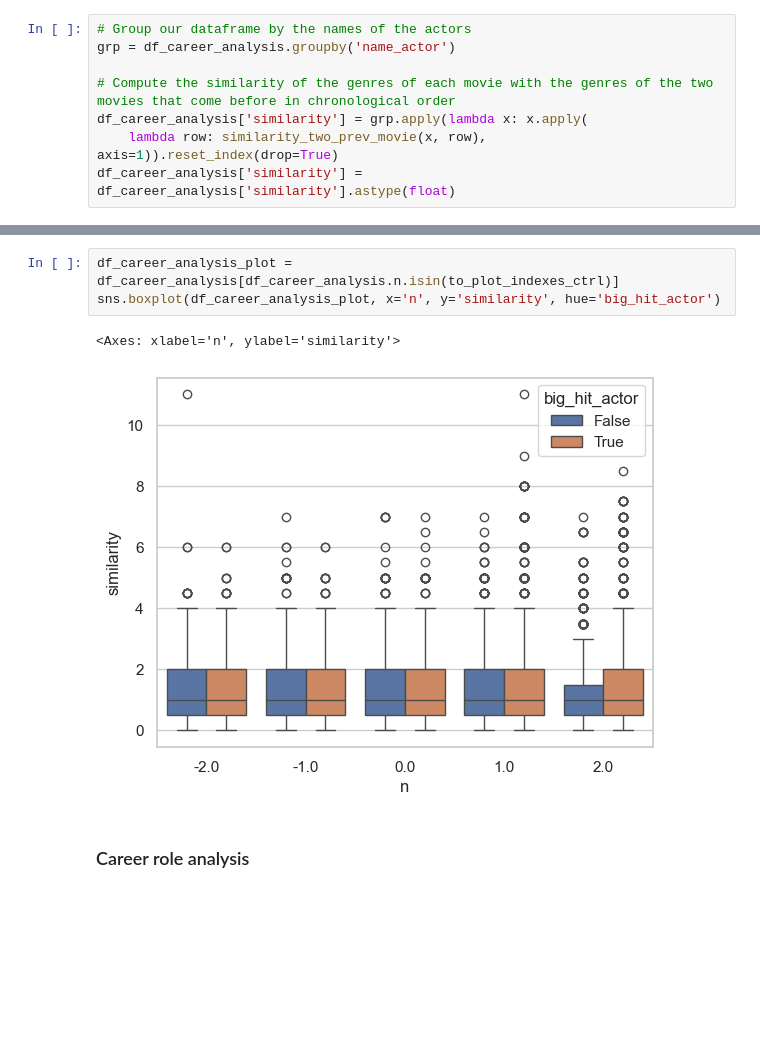
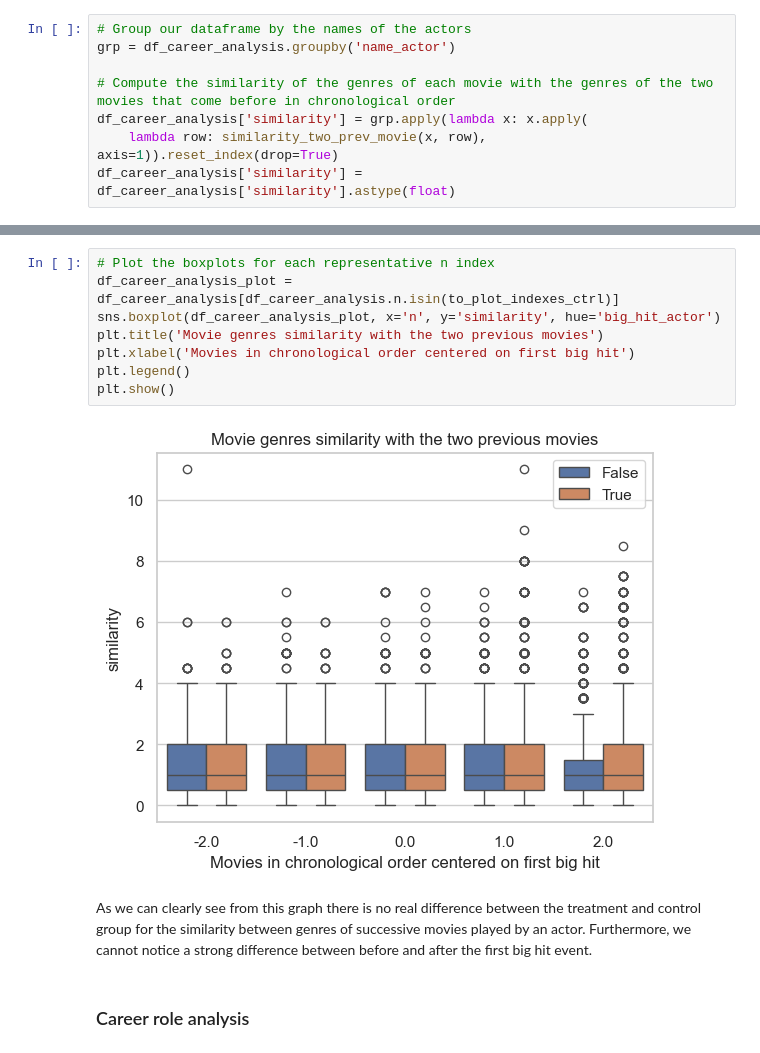
Before and after one commit to epfl-ada/ada-2023-project-pinacolada23, a Jupyter notebook: observational_study.ipynb, the cells around one changed output, grey strips where cells are left out. Drawn from its saved outputs; the diff is of its cells as text; blank space fills up the shorter version.

```diff
--- a/observational_study.ipynb
+++ b/observational_study.ipynb
@@ -708,9 +666,15 @@ plt.legend()
-# %%
-df_career_analysis_plot = df_career_analysis[df_career_analysis.n.isin(to_plot_indexes_ctrl)]
-sns.boxplot(df_career_analysis_plot, x='n', y='similarity', hue='big_hit_actor')
-# %% [output]
-<Axes: xlabel='n', ylabel='similarity'>
-[figure, removed]
+# %%
+# Plot the boxplots for each representative n index
+df_career_analysis_plot = df_career_analysis[df_career_analysis.n.isin(to_plot_indexes_ctrl)]
+sns.boxplot(df_career_analysis_plot, x='n', y='similarity', hue='big_hit_actor')
+plt.title('Movie genres similarity with the two previous movies')
+plt.xlabel('Movies in chronological order centered on first big hit')
+plt.legend()
+plt.show()
+# %% [output]
+[figure, added]
+# %% [markdown]
+As we can clearly see from this graph there is no real difference between the treatment and control group for the similarity between genres of successive movies played by an actor. Furthermore, we cannot notice a strong difference between before and after the first big hit event.
 # %% [markdown]
 ### Career role analysis
 # %%
```
Also changed, not shown: parts of 23 cells of this notebook.
